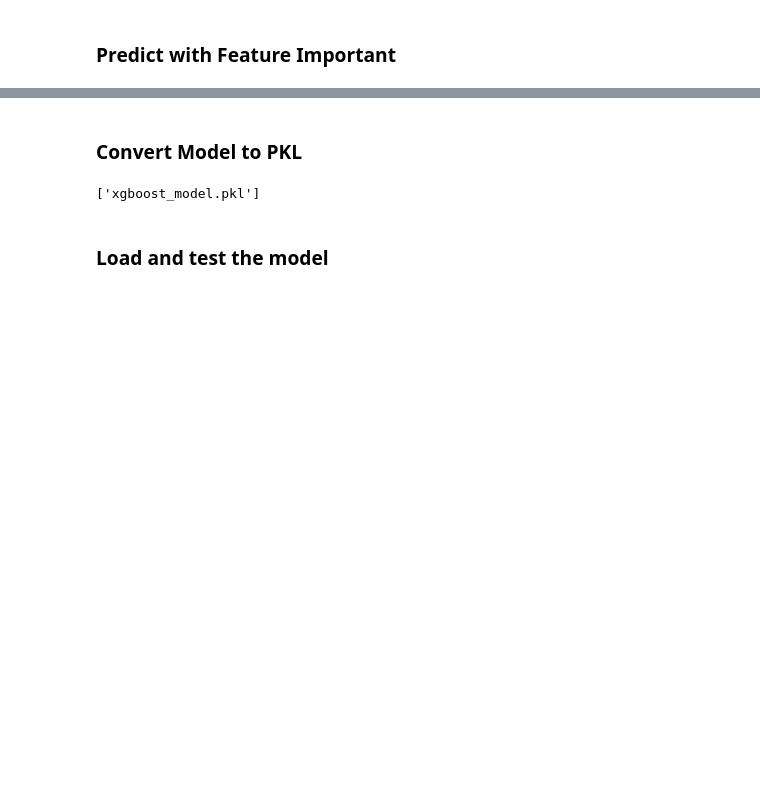
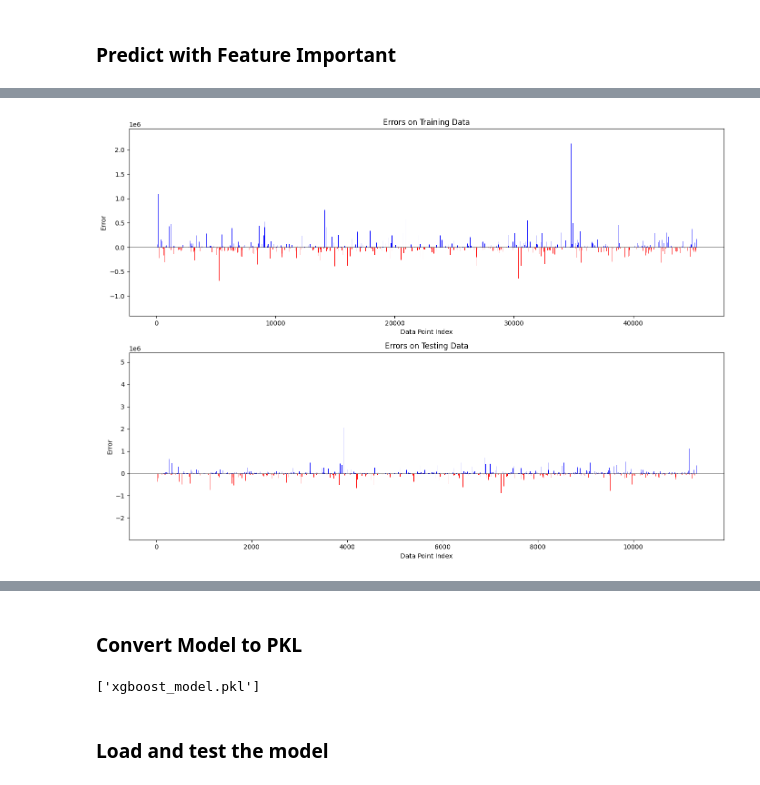
Before and after one commit to naufalsutrisna/Room-Pricing-Bukit-Vista, a Jupyter notebook: machine learning/xgboost_model.ipynb, the cells around one changed output, grey strips where cells are left out. Saved outputs shown, nothing was run; the diff lists cells and outputs as text; code cells hidden in the pictures; blank space fills up the shorter version.

```diff
--- a/machine learning/xgboost_model.ipynb
+++ b/machine learning/xgboost_model.ipynb
@@ -287,0 +298,29 @@ plt.show()
+# %%
+# Calculate errors
+errors_train = y_important_train - y_pred_important_train
+errors_test = y_important_test - y_pred_important_test
+
+# Create a figure and axes
+fig, axs = plt.subplots(2, 1, figsize=(14, 10))
+
+# Plot training errors
+axs[0].bar(range(len(errors_train)), errors_train, color=np.where(errors_train > 0, 'blue', 'red'))
+axs[0].axhline(0, color='black', linewidth=0.5)
+axs[0].set_title('Errors on Training Data')
+axs[0].set_xlabel('Data Point Index')
+axs[0].set_ylabel('Error')
+axs[0].set_ylim(min(errors_train) * 1.1, max(errors_train) * 1.1)
+
+# Plot testing errors
+axs[1].bar(range(len(errors_test)), errors_test, color=np.where(errors_test > 0, 'blue', 'red'))
+axs[1].axhline(0, color='black', linewidth=0.5)
+axs[1].set_title('Errors on Testing Data')
+axs[1].set_xlabel('Data Point Index')
+axs[1].set_ylabel('Error')
+axs[1].set_ylim(min(errors_test) * 1.1, max(errors_test) * 1.1)
+
+# Adjust layout
+plt.tight_layout()
+plt.show()
+# %% [output]
+[figure, added]
```
Also changed, not shown: parts of 22 cells of this notebook.
